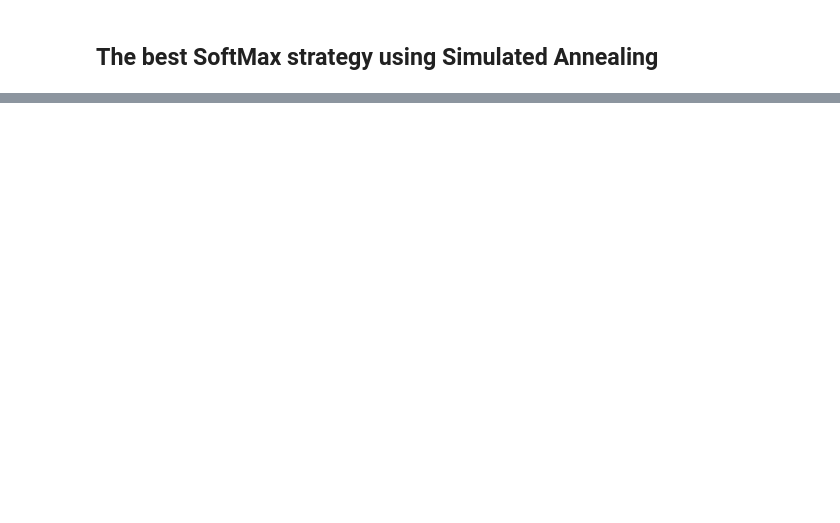
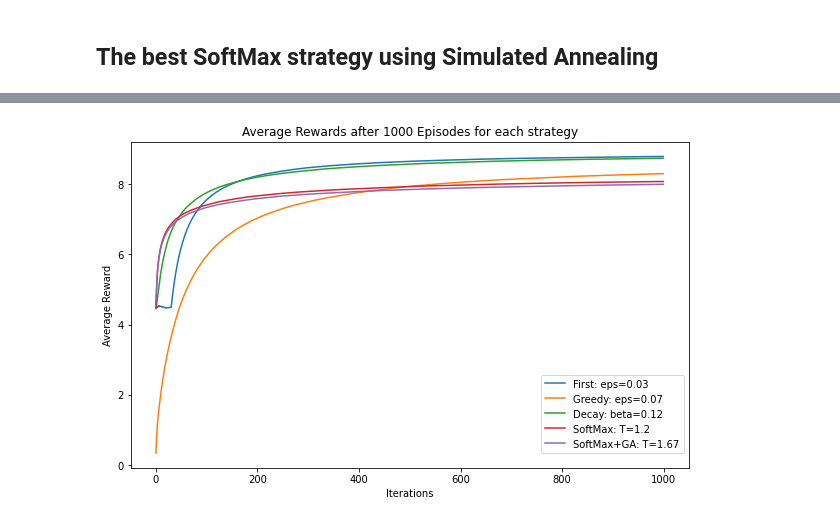
Before and after one commit to lhotaane/MultiArmedBandit, a Jupyter notebook: code/main.ipynb, the cells around one changed output, grey strips where cells are left out. Cells and saved outputs as stored; diff of their text form; code cells hidden in the pictures; blank space fills up the shorter version.

```diff
--- a/main.ipynb
+++ b/code/main.ipynb
@@ -822,0 +900,34 @@ plt.show()
+# %%
+sfm_ga_rewards = np.zeros(iters)
+
+# Run experiments
+for i in range(episodes):
+    # Initialize bandits
+    sfm_ga = softmax_bandit(k, iters, 1.16700524, mu=mu_input)
+
+    # Run experiments
+    sfm_ga.run()
+
+    # Update long-term averages
+    sfm_ga_rewards = sfm_ga_rewards + (
+        sfm_ga.reward - sfm_ga_rewards) / (i + 1)
+# %%
+df_greedy = pd.read_csv("df_greedy.csv").drop(['Unnamed: 0'],axis=1)
+df_first = pd.read_csv("df_first.csv").drop(['Unnamed: 0'],axis=1)
+df_decay = pd.read_csv("df_decay.csv").drop(['Unnamed: 0'],axis=1)
+df_softmax = pd.read_csv("df_sm.csv").drop(['Unnamed: 0'],axis=1)
+# %%
+plt.figure(figsize=(10,6))
+plt.plot(df_first[df_first.loc[df_first.shape[0]-1].idxmax()], label="First: "+df_first.loc[df_first.shape[0]-1].idxmax())
+plt.plot(df_greedy[df_greedy.loc[df_greedy.shape[0]-1].idxmax()], label="Greedy: "+df_greedy.loc[df_greedy.shape[0]-1].idxmax())
+plt.plot(df_decay[df_decay.loc[df_decay.shape[0]-1].idxmax()], label="Decay: "+df_decay.loc[df_decay.shape[0]-1].idxmax())
+plt.plot(df_softmax[df_softmax.loc[df_softmax.shape[0]-1].idxmax()], label="SoftMax: "+df_softmax.loc[df_softmax.shape[0]-1].idxmax())
+plt.plot(sfm_ga_rewards, label="SoftMax+GA: T=1.67")
+plt.legend(bbox_to_anchor=(1, 0.3))
+plt.xlabel("Iterations")
+plt.ylabel("Average Reward")
+plt.title("Average Rewards after "
+    + str(episodes) + " Episodes for each strategy")
+plt.show()
+# %% [output]
+[figure, added]
```
Also changed, not shown: parts of 12 cells of this notebook, 28 other files.
